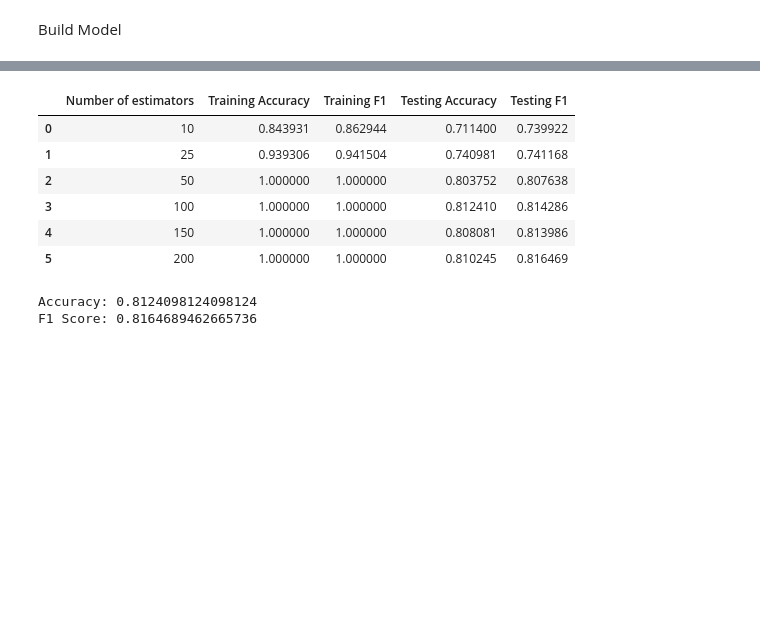
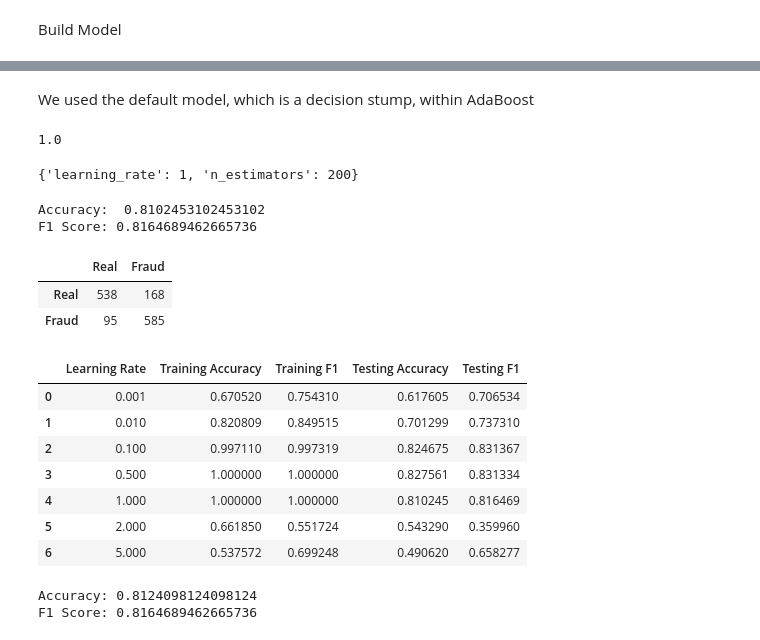
Before and after one commit to hunterblum/Job-Fraud-Detection, a Jupyter notebook: Group2_ML_Final.ipynb, the cells around one changed output, grey strips where cells are left out. Cells and saved outputs as stored; diff of their text form; code cells hidden in the pictures; blank space fills up the shorter version.

```diff
--- a/Group2_ML_Final.ipynb
+++ b/Group2_ML_Final.ipynb
@@ -204,3 +206,12 @@ plt.xlabel("Fraudulent (1 = Fraud)")
 # %% [output]
 Text(0.5, 0, 'Fraudulent (1 = Fraud)')
 [figure]
+# %%
+# more EDA
+
+# checking relationship between fraud and other categories with limited unique values
+
+cat_lim = ['telecommuting','has_company_logo','has_questions', 'employment_type']
+for i in cat_lim:
+  sns.countplot(x=i, hue="fraudulent", data=Job)
+  plt.show()
@@ -822,35 +942,64 @@ Build Model
+# %% [markdown]
+We used the default model, which is a decision stump, within AdaBoost
+# %%
+ada_tuned.score(X_train, y_train)
+# %% [output]
+1.0
+# %%
+ada_tuned.best_params_
+# %% [output]
+{'learning_rate': 1, 'n_estimators': 200}
+# %%
+# creating base model
+
+ada_final = AdaBoostClassifier(learning_rate = 1, n_estimators = 200, random_state = 42)
+
+ada_final.fit(X_train, y_train)
+y_pred = ada_final.predict(X_test)
+# %%
+# getting accuracy scores
+
+ada_all_acc = accuracy_score(y_test, y_pred)
+ada_all_f1 = f1_score(y_test, y_pred)
+print("Accuracy: ", ada_all_acc,
+      "\nF1 Score:", ada_all_f1,
+      )
+# %% [output]
+Accuracy:  0.8102453102453102
+F1 Score: 0.8164689462665736
+# %%
+text_labels = ["Real", "Fraud"]
+ada_cm = confusion_matrix(y_test, y_pred)
+pd.DataFrame(ada_cm, index = text_labels, columns = text_labels)
+# %% [output]
+|  | Real | Fraud |
+| Real | 538 | 168 |
+| Fraud | 95 | 585 |
 # %%
-# first, to run AdaBoost on the all corpus text data
-y = y_under
-labenc = LabelEncoder()
-y = labenc.fit_transform(y)
-
-X = Job_corpus_under.drop(columns = ['fraudulent'])
-
-X_train, X_test, y_train, y_test = train_test_split(X, y, test_size = 0.80, random_state=42)
-
-n_estimators = [10,25,50,100,150,200]
-
+# looping over AdaBoost on the all corpus text data to plot error
+# when adjusting learning rate
+learning_rate =  [.001, .01, .1, .5, 1, 2, 5]
 ada_all_corpus = []
-for i in n_estimators:
-  model = AdaBoostClassifier(n_estimators = i).fit(X_train, y_train)
+for i in learning_rate:
+  model = AdaBoostClassifier(n_estimators = 200, learning_rate = i).fit(X_train, y_train)
   y_pred_train = model.predict(X_train)
   y_pred_test = model.predict(X_test)
   train_acc = accuracy_score(y_train, y_pred_train)
   train_f1 = f1_score(y_train, y_pred_train)
   test_acc = accuracy_score(y_test, y_pred_test)
   test_f1 = f1_score(y_test, y_pred_test)
-  ada_all_corpus.append({"Number of estimators": i, "Training Accuracy": train_acc, "Training F1": train_f1, "Testing Accuracy": test_acc, "Testing F1": test_f1})
+  ada_all_corpus.append({"Learning Rate": i, "Training Accuracy": train_acc, "Training F1": train_f1, "Testing Accuracy": test_acc, "Testing F1": test_f1})
 
 pd.DataFrame(ada_all_corpus)
 # %% [output]
-|  | Number of estimators | Training Accuracy | Training F1 | Testing Accuracy | Testing F1 |
-| 0 | 10 | 0.843931 | 0.862944 | 0.711400 | 0.739922 |
-| 1 | 25 | 0.939306 | 0.941504 | 0.740981 | 0.741168 |
-| 2 | 50 | 1.000000 | 1.000000 | 0.803752 | 0.807638 |
-| 3 | 100 | 1.000000 | 1.000000 | 0.812410 | 0.814286 |
-| 4 | 150 | 1.000000 | 1.000000 | 0.808081 | 0.813986 |
-| 5 | 200 | 1.000000 | 1.000000 | 0.810245 | 0.816469 |
+|  | Learning Rate | Training Accuracy | Training F1 | Testing Accuracy | Testing F1 |
+| 0 | 0.001 | 0.670520 | 0.754310 | 0.617605 | 0.706534 |
+| 1 | 0.010 | 0.820809 | 0.849515 | 0.701299 | 0.737310 |
+| 2 | 0.100 | 0.997110 | 0.997319 | 0.824675 | 0.831367 |
+| 3 | 0.500 | 1.000000 | 1.000000 | 0.827561 | 0.831334 |
+| 4 | 1.000 | 1.000000 | 1.000000 | 0.810245 | 0.816469 |
+| 5 | 2.000 | 0.661850 | 0.551724 | 0.543290 | 0.359960 |
+| 6 | 5.000 | 0.537572 | 0.699248 | 0.490620 | 0.658277 |
 # %%
 ada_all_corpus_acc = ada_all_corpus['Testing Accuracy'].max()
 ada_all_corpus_f1 = ada_all_corpus['Testing F1'].max()
```
Also changed, not shown: parts of 19 cells of this notebook.
